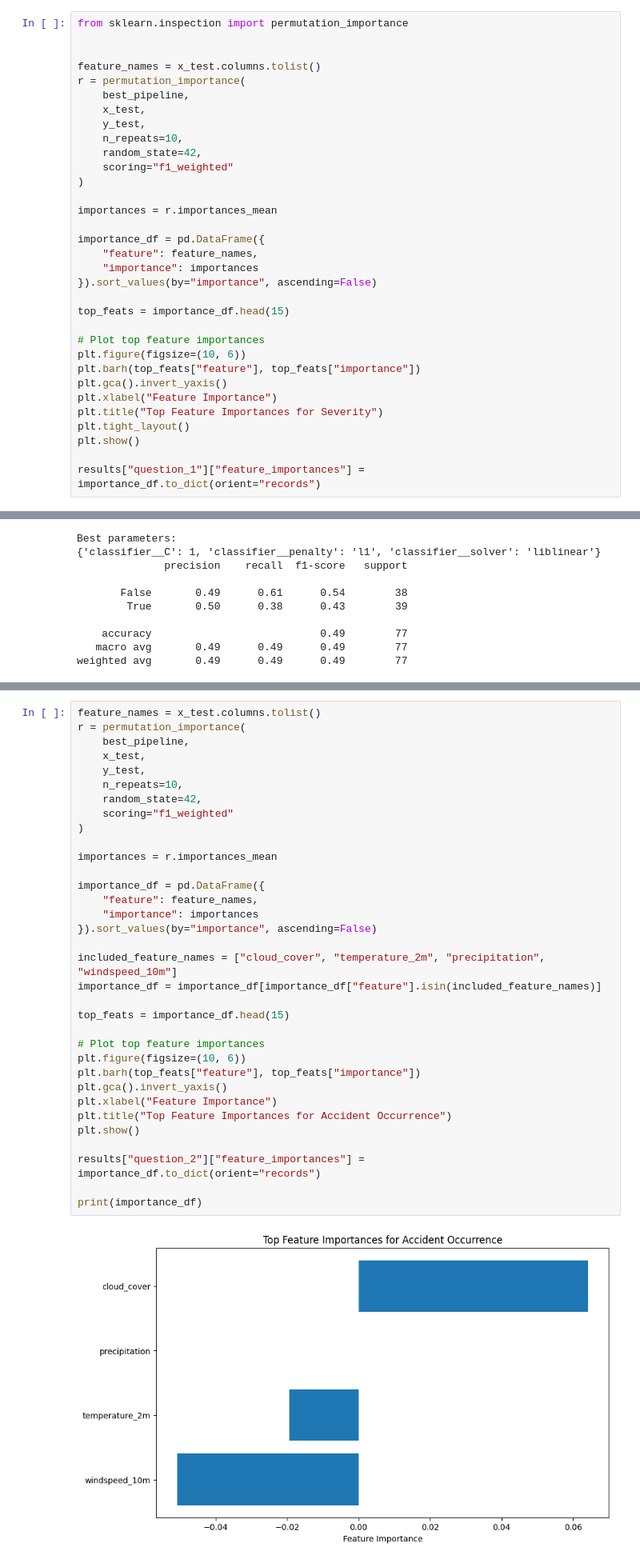
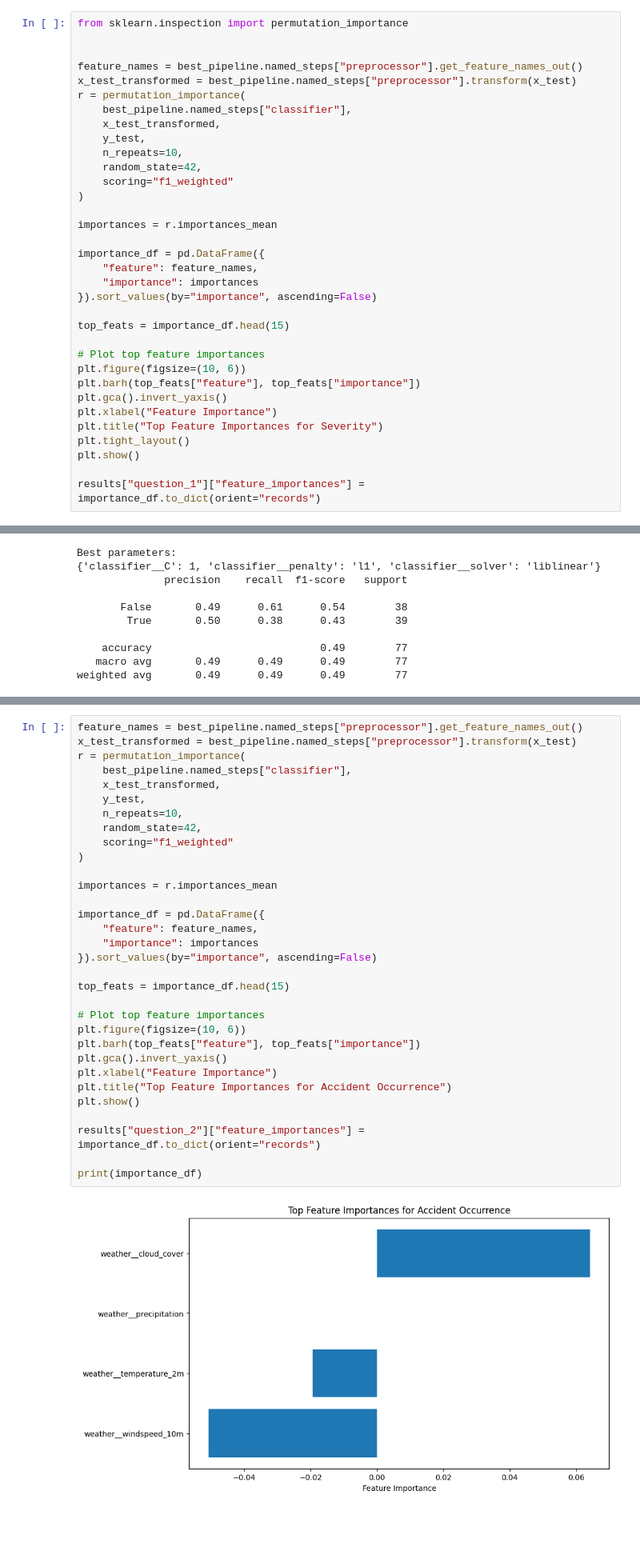
Before and after one commit to Alan-Grech295/ics5110-news-analysis, a Jupyter notebook: 3a_log_regression_john_brown_coffie.ipynb, the cells around one changed output, grey strips where cells are left out. Shown at 80% size. Drawn from its saved outputs; the diff is of its cells as text; blank space fills up the shorter version.

Commit message:
Fixed feature importance

```diff
--- a/3a_log_regression_john_brown_coffie.ipynb
+++ b/3a_log_regression_john_brown_coffie.ipynb
@@ -271,10 +288,11 @@ results["question_1"]["roc_curve"] = roc_results
 from sklearn.inspection import permutation_importance
 
 
-feature_names = x_test.columns.tolist()
+feature_names = best_pipeline.named_steps["preprocessor"].get_feature_names_out()
+x_test_transformed = best_pipeline.named_steps["preprocessor"].transform(x_test)
 r = permutation_importance(
-    best_pipeline,
-    x_test,
+    best_pipeline.named_steps["classifier"],
+    x_test_transformed,
     y_test,
     n_repeats=10,
     random_state=42,
@@ -497,38 +515,36 @@ results["question_2"]["roc_curve"] = roc_results
 # %% [output]
 [figure]
 # %%
-feature_names = x_test.columns.tolist()
+feature_names = best_pipeline.named_steps["preprocessor"].get_feature_names_out()
+x_test_transformed = best_pipeline.named_steps["preprocessor"].transform(x_test)
 r = permutation_importance(
-    best_pipeline,
-    x_test,
+    best_pipeline.named_steps["classifier"],
+    x_test_transformed,
     y_test,
     n_repeats=10,
     random_state=42,
     scoring="f1_weighted"
 )
 
 importances = r.importances_mean
 
 importance_df = pd.DataFrame({
     "feature": feature_names,
     "importance": importances
 }).sort_values(by="importance", ascending=False)
-
-included_feature_names = ["cloud_cover", "temperature_2m", "precipitation", "windspeed_10m"]
-importance_df = importance_df[importance_df["feature"].isin(included_feature_names)]
 
 top_feats = importance_df.head(15)
 
 # Plot top feature importances
 plt.figure(figsize=(10, 6))
 plt.barh(top_feats["feature"], top_feats["importance"])
 plt.gca().invert_yaxis()
 plt.xlabel("Feature Importance")
 plt.title("Top Feature Importances for Accident Occurrence")
 plt.show()
 
 results["question_2"]["feature_importances"] = importance_df.to_dict(orient="records")
 
 print(importance_df)
 # %% [output]
-[figure, old version]
+[figure, new version]
```
Also changed, not shown: parts of 3 cells of this notebook, 4 other files.
